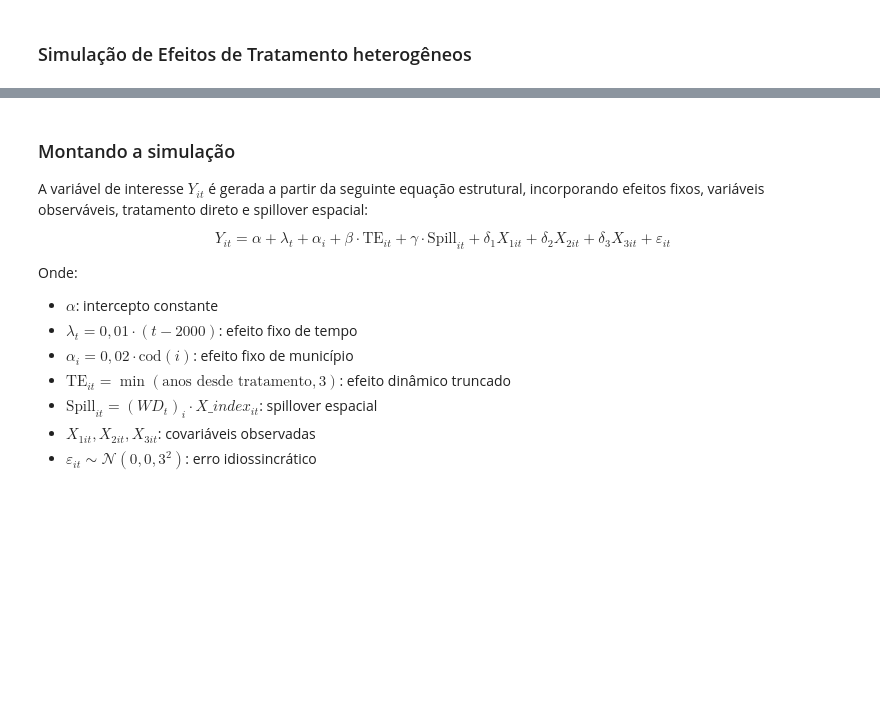
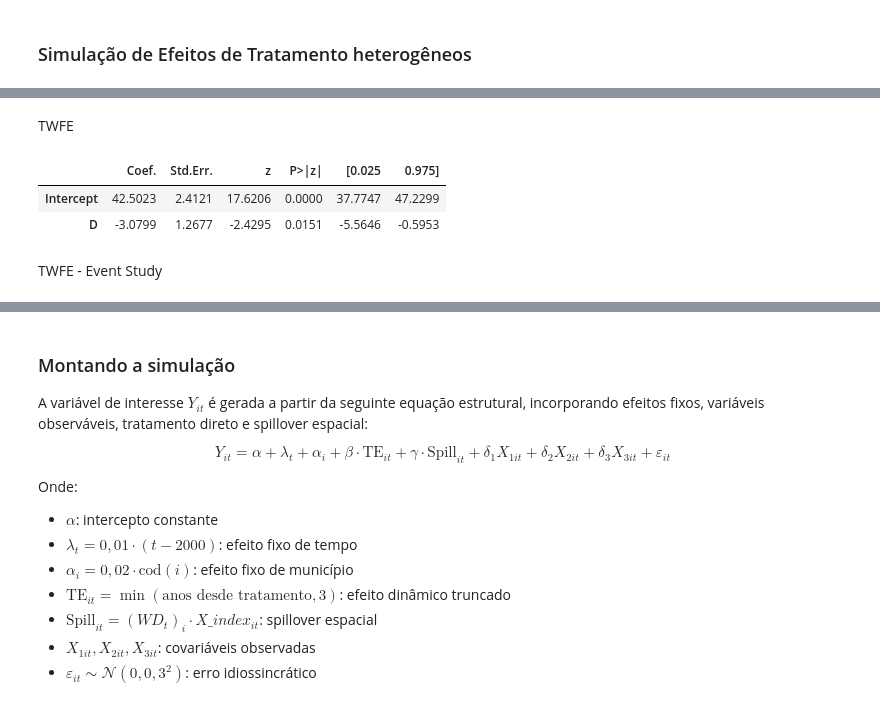
Before and after one commit to Daniel-Uhr/Estimators, a Jupyter notebook: 01_ATTgt_DML.ipynb, the cells around one changed output, grey strips where cells are left out. Saved outputs shown, nothing was run; the diff lists cells and outputs as text; code cells hidden in the pictures; blank space fills up the shorter version.

```diff
--- a/01_ATTgt_DML.ipynb
+++ b/01_ATTgt_DML.ipynb
@@ -2,0 +20,35 @@
+# %%
+# Filtragem dos dados
+# Vamos criar identificadores estaduais
+data['id'] = data['stfips'].rank(method='dense').astype(int)
+
+# Criar uma nova variável de tempo "time"
+data['time'] = data['year'] - 1963
+
+# Outcome (Suicide Mortality)
+data['Y'] = data['asmrs']
+# Treatment
+data['D'] = data['post']
+# Covariáveis - pcinc asmrh cases
+data['X1'] = data['pcinc']
+data['X2'] = data['asmrh']
+data['X3'] = data['cases']
+
+data['_nfd'].describe()
+
+data['media_D'] = data.groupby('id')['D'].transform('mean')
+data['always_treated'] = np.where(data['media_D'] == 1, 1, 0)
+data['never_treated'] = np.where(data['media_D'] == 0, 1, 0)
+# %% [markdown]
+TWFE
+# %%
+# Regressão controlando os efeitos fixos id e ano, com erro padrão robusto à heterocedasticidade.
+reg1 = smf.wls('Y ~ D + C(id) + C(year)', data=data).fit(cov_type='HC1')
+#print(reg1.summary())
+reg1.summary2().tables[1].loc[['Intercept', 'D'], :].round(4)
+# %% [output]
+|  | Coef. | Std.Err. | z | P>|z| | [0.025 | 0.975] |
+| Intercept | 42.5023 | 2.4121 | 17.6206 | 0.0000 | 37.7747 | 47.2299 |
+| D | -3.0799 | 1.2677 | -2.4295 | 0.0151 | -5.5646 | -0.5953 |
+# %% [markdown]
+TWFE - Event Study
```
Also changed, not shown: parts of 15 cells of this notebook.
